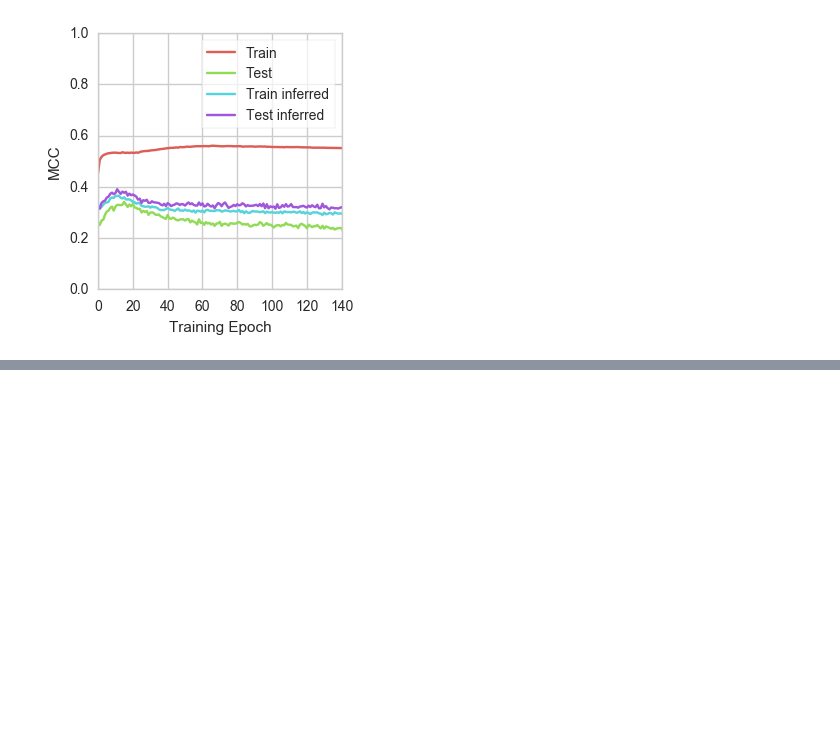
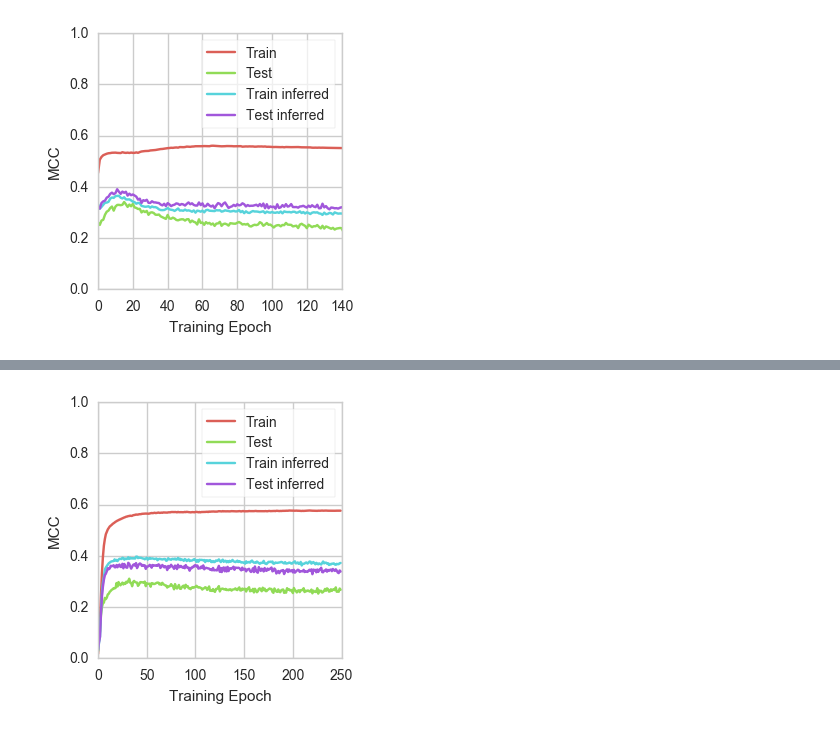
Before and after one commit to cle-ment/ma-thesis-experiments, a Jupyter notebook: workfolder/results-analysis.ipynb, the cells around one changed output, grey strips where cells are left out. Cells and saved outputs as stored; diff of their text form; code cells hidden in the pictures; blank space fills up the shorter version.

```diff
--- a/workfolder/results-analysis.ipynb
+++ b/workfolder/results-analysis.ipynb
@@ -215,0 +234,7 @@ plot_training(dm_model_scores[1],
+# %%
+plot_training(best_model_scores[2],
+              filename="best_2",
+              xlim=250
+             )
+# %% [output]
+[figure, added]
```
Also changed, not shown: parts of 15 cells of this notebook, 3 other files.
